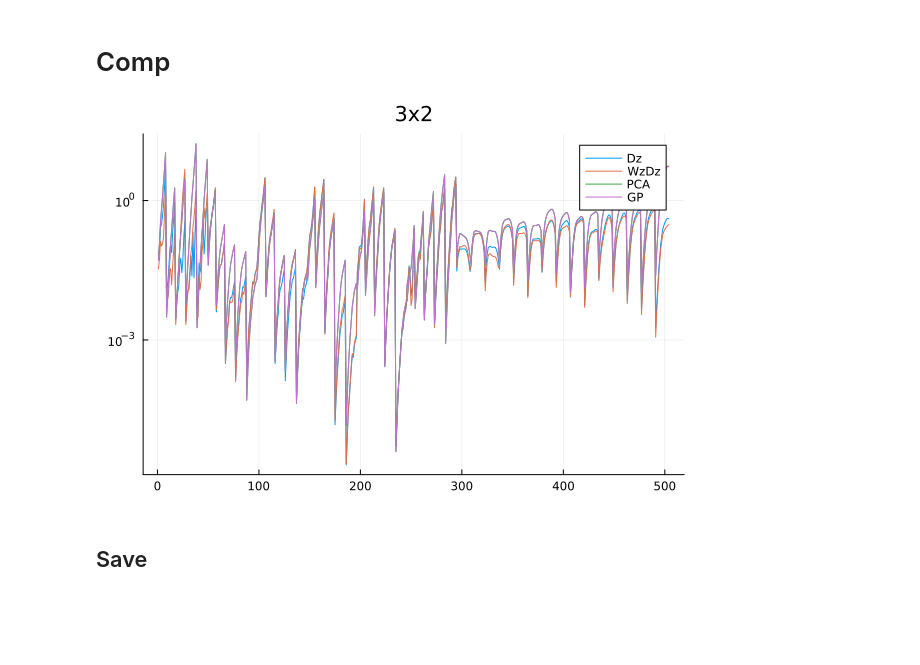
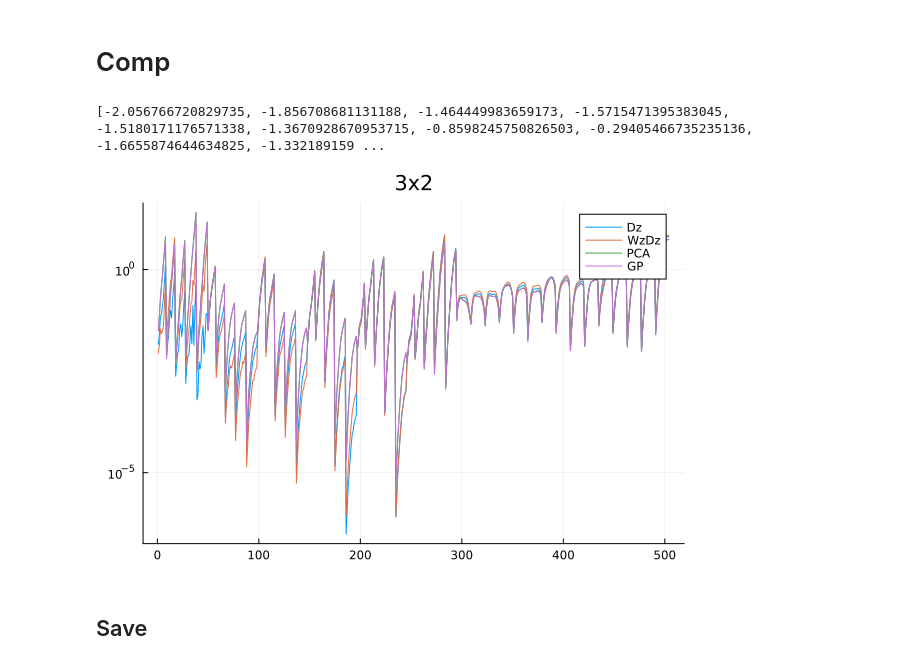
Before and after one commit to JaimeRZP/3x2_analytical, a Jupyter notebook: TPTs/tpts.ipynb, the cells around one changed output. Cells and saved outputs as stored; diff of their text form; code cells hidden in the pictures; blank space fills up the shorter version.

```diff
--- a/TPTs/tpts.ipynb
+++ b/TPTs/tpts.ipynb
@@ -174,3 +124,37 @@ dz_chol_3x2 = dz_prior["chol"]
+# %%
+nz_path = string("../data/CosmoDC2/image_dz_", method, "_priors/")
+nz_lens_0 = npzread(string(nz_path, "dz_lens_0.npz"))
+nz_lens_1 = npzread(string(nz_path, "dz_lens_1.npz"))
+nz_lens_2 = npzread(string(nz_path, "dz_lens_2.npz"))
+nz_lens_3 = npzread(string(nz_path, "dz_lens_3.npz"))
+nz_lens_4 = npzread(string(nz_path, "dz_lens_4.npz"))
+nz_source_0 = npzread(string(nz_path, "dz_source_0.npz"))
+nz_source_1 = npzread(string(nz_path, "dz_source_1.npz"))
+nz_source_2 = npzread(string(nz_path, "dz_source_2.npz"))
+nz_source_3 = npzread(string(nz_path, "dz_source_3.npz"))
+nz_source_4 = npzread(string(nz_path, "dz_source_4.npz"))
+
+zs_k0, nz_k0 = nz_lens_0["z"], nz_lens_0["dndz"]
+zs_k1, nz_k1 = nz_lens_1["z"], nz_lens_1["dndz"]
+zs_k2, nz_k2 = nz_lens_2["z"], nz_lens_2["dndz"]
+zs_k3, nz_k3 = nz_lens_3["z"], nz_lens_3["dndz"]
+zs_k4, nz_k4 = nz_lens_4["z"], nz_lens_4["dndz"]
+zs_k5, nz_k5 = nz_source_0["z"], nz_source_0["dndz"]
+zs_k6, nz_k6 = nz_source_1["z"], nz_source_1["dndz"]
+zs_k7, nz_k7 = nz_source_2["z"], nz_source_2["dndz"]
+zs_k8, nz_k8 = nz_source_3["z"], nz_source_3["dndz"]
+zs_k9, nz_k9 = nz_source_4["z"], nz_source_4["dndz"]
+
+chol_source_0 = nz_source_0["chol"]
+chol_source_1 = nz_source_1["chol"]
+chol_source_2 = nz_source_2["chol"]
+chol_source_3 = nz_source_3["chol"]
+chol_source_4 = nz_source_4["chol"]
+chol_lens_0 = nz_lens_0["chol"]
+chol_lens_1 = nz_lens_1["chol"]
+chol_lens_2 = nz_lens_2["chol"]
+chol_lens_3 = nz_lens_3["chol"]
+chol_lens_4 = nz_lens_4["chol"];
 # %%
 function model_dz(alphas;
     Ωm=0.27347, σ8=0.779007, Ωb=0.04217, h=0.71899, ns=0.99651,
@@ -524,13 +533,17 @@ end;
 Cmod_gp = make_Cmod(50, model_gp);
 # %% [markdown]
 # Comp
+# %%
+print(log10.(diag(Cmod_wzdz) ./ diag(meta.cov)))
+# %% [output]
+[-2.056766720829735, -1.856708681131188, -1.464449983659173, -1.5715471395383045, -1.5180171176571338, -1.3670928670953715, -0.8598245750826503, -0.29405466735235136, -1.6655874644634825, -1.332189159 ...
 # %%
-plot(diag(Cmod_dz) ./ diag(meta_3x2.cov), label="Dz", yscale=:log10, title="3x2")
-plot!(diag(Cmod_wzdz) ./ diag(meta_3x2.cov), label="WzDz", yscale=:log10, title="3x2")
-plot!(diag(Cmod_pca) ./ diag(meta_3x2.cov), label="PCA", yscale=:log10, title="3x2")
-plot!(diag(Cmod_gp) ./ diag(meta_3x2.cov), label="GP", yscale=:log10, title="3x2")
+plot(diag(Cmod_dz) ./ diag(meta.cov), label="Dz", yscale=:log10, title="3x2")
+plot!(diag(Cmod_wzdz) ./ diag(meta.cov), label="WzDz", yscale=:log10, title="3x2")
+plot!(diag(Cmod_pca) ./ diag(meta.cov), label="PCA", yscale=:log10, title="3x2")
+plot!(diag(Cmod_gp) ./ diag(meta.cov), label="GP", yscale=:log10, title="3x2")
 # %% [output]
-[figure, old version]
+[figure, new version]
 # %% [markdown]
 ## Save
 # %%
```
Also changed, not shown: parts of 14 cells of this notebook, 55 other files.
